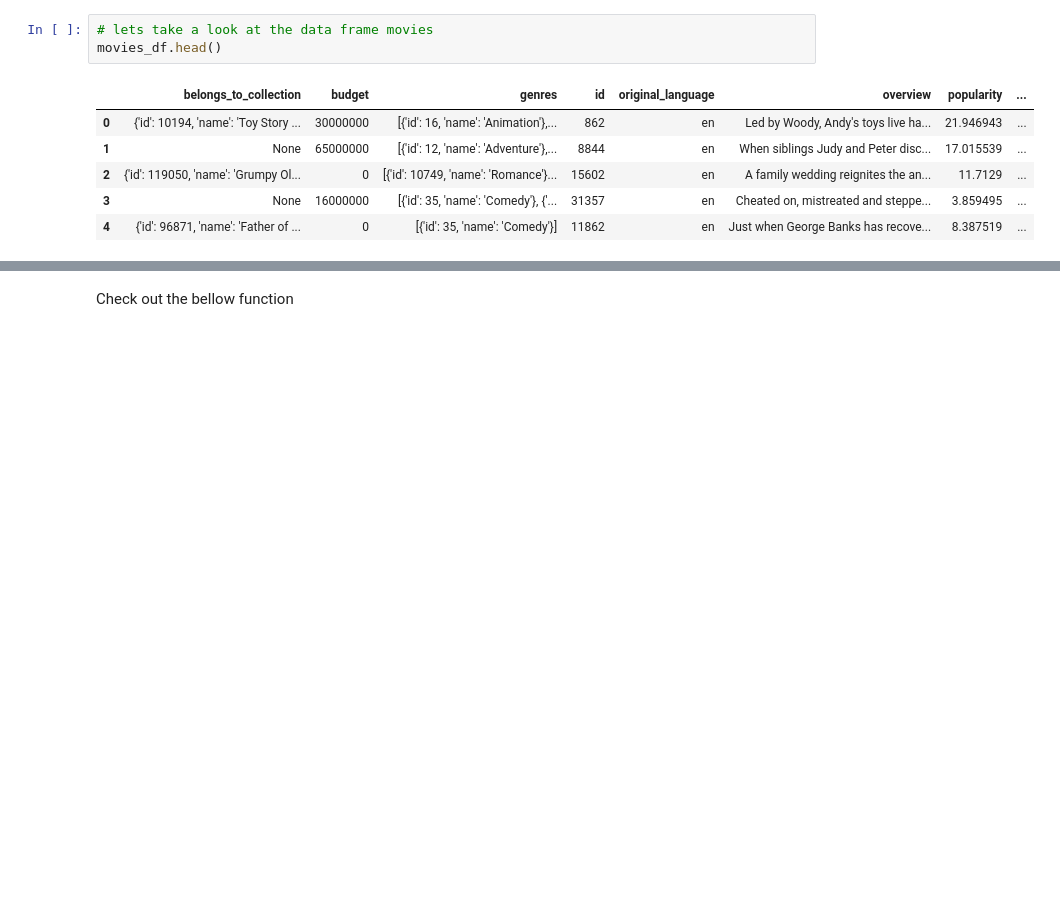
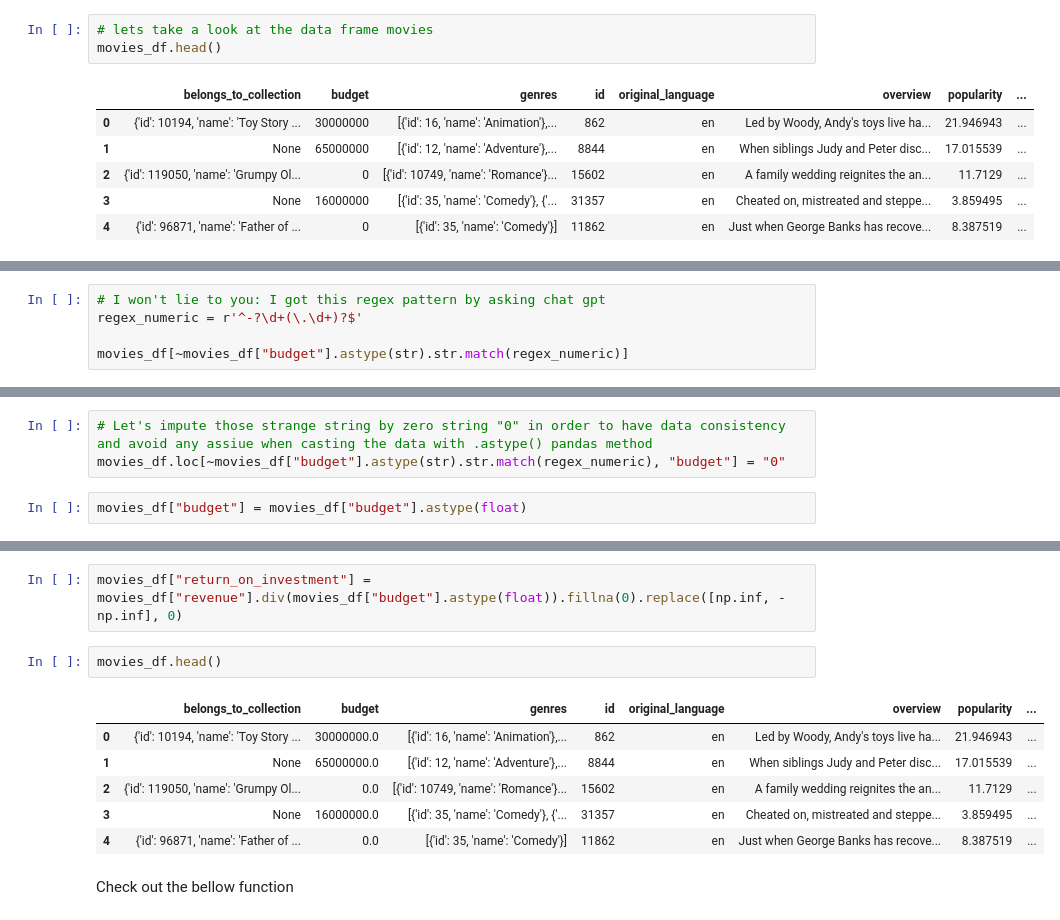
Before and after one commit to someonefrom93/PI_JUL, a Jupyter notebook: etl.ipynb, the cells around one changed output, grey strips where cells are left out. Saved outputs shown, nothing was run; the diff lists cells and outputs as text; blank space fills up the shorter version.

```diff
--- a/etl.ipynb
+++ b/etl.ipynb
@@ -246,0 +323,5 @@ movies_df["release_date"].isna().sum()
+# %%
+# I won't lie to you: I got this regex pattern by asking chat gpt
+regex_numeric = r'^-?\d+(\.\d+)?$'
+
+movies_df[~movies_df["budget"].astype(str).str.match(regex_numeric)]
@@ -246,0 +333,5 @@ movies_df["release_date"].isna().sum()
+# %%
+# Let's impute those strange string by zero string "0" in order to have data consistency and avoid any assiue when casting the data with .astype() pandas method
+movies_df.loc[~movies_df["budget"].astype(str).str.match(regex_numeric), "budget"] = "0"
+# %%
+movies_df["budget"] = movies_df["budget"].astype(float)
@@ -247,3 +361,14 @@ movies_df["release_date"].isna().sum()
+# %%
+movies_df["return_on_investment"] = movies_df["revenue"].div(movies_df["budget"].astype(float)).fillna(0).replace([np.inf, -np.inf], 0)
+# %%
+movies_df.head()
+# %% [output]
+|  | belongs_to_collection | budget | genres | id | original_language | overview | popularity | ... |
+| 0 | {'id': 10194, 'name': 'Toy Story ... | 30000000.0 | [{'id': 16, 'name': 'Animation'},... | 862 | en | Led by Woody, Andy's toys live ha... | 21.946943 | ... |
+| 1 | None | 65000000.0 | [{'id': 12, 'name': 'Adventure'},... | 8844 | en | When siblings Judy and Peter disc... | 17.015539 | ... |
+| 2 | {'id': 119050, 'name': 'Grumpy Ol... | 0.0 | [{'id': 10749, 'name': 'Romance'}... | 15602 | en | A family wedding reignites the an... | 11.7129 | ... |
+| 3 | None | 16000000.0 | [{'id': 35, 'name': 'Comedy'}, {'... | 31357 | en | Cheated on, mistreated and steppe... | 3.859495 | ... |
+| 4 | {'id': 96871, 'name': 'Father of ... | 0.0 | [{'id': 35, 'name': 'Comedy'}] | 11862 | en | Just when George Banks has recove... | 8.387519 | ... |
 # %% [markdown]
 Check out the bellow function
 # %%
```
Also changed, not shown: parts of 24 cells of this notebook.
